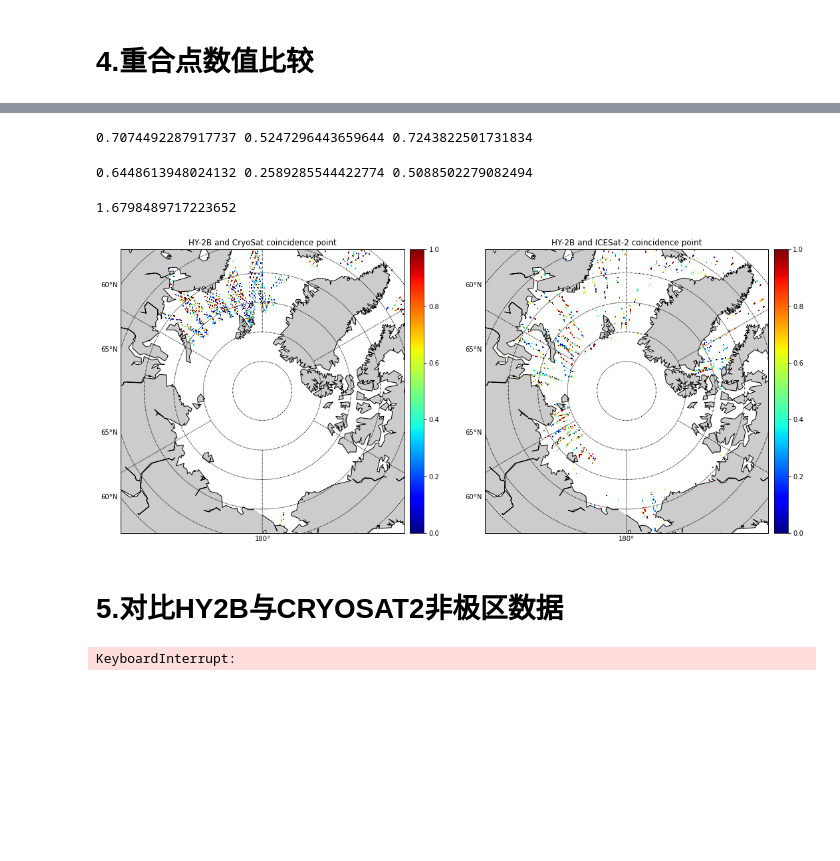
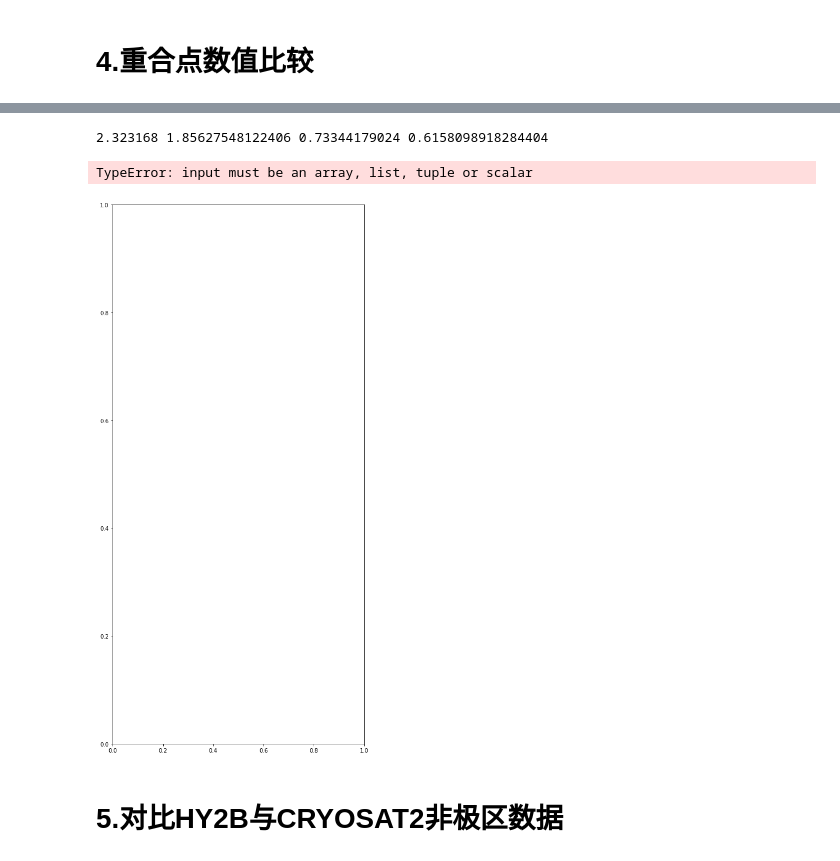
Before and after one commit to LittlematchLM/remote_sensing, a Jupyter notebook: main.ipynb, the cells around one changed output, grey strips where cells are left out. Cells and saved outputs as stored; diff of their text form; code cells hidden in the pictures; blank space fills up the shorter version.

```diff
--- a/main.ipynb
+++ b/main.ipynb
@@ -63,8 +63,9 @@ def  coincident_point_mean(value_array, grid_array, grid_num_array, projlats, pr
     grid_array = grid_array / grid_num_array
     return grid_array
 # %%
-dir_path = r'.\H2B_nc_data\ICESAT2_ATL12_20200711'
-ncfiles = glob.glob(dir_path + '\*.h5')
+# dir_path = '.\H2B_nc_data\ICESAT2_ATL12_20200711'
+dir_path_01 = r'G:\remote_sensing_data\ICESAT-2\2020\07\20200711'
+ncfiles = glob.glob(dir_path_01 + '\*.h5')
 is_lon_array = np.array([])
 is_lat_array = np.array([])
 is_value_array = np.array([])
@@ -134,9 +135,9 @@ plt.show(1)
 # %% [markdown]
 # 2.HY-2B有效波高显示
 # %%
-
-hy_dir_path = 'E:\python_workfile\\remote_sensing\H2B_nc_data\H2B_20200711'
-hyfiles = glob.glob(hy_dir_path + '\*.nc')
+# hy_dir_path = 'G:\remote_sensing_data\HY-2B\2020\07\20200701_20200711'
+hy_dir_path_01 = r'G:\remote_sensing_data\HY-2B\2020\07\20200701_20200711\20200701'
+hyfiles = glob.glob(hy_dir_path_01 + '\*.nc')
 hy_lon_array = np.array([])
 hy_lat_array = np.array([])
 hy_value_array = np.array([])
@@ -154,7 +155,7 @@ for hyfile in hyfiles:
     fh.close()
 hy_value_array_masked = np.ma.array(hy_value_array, mask=hy_swhc_mask_array)
 # %%
-index = []
+'''index = []
 for i in range(len(hy_value_array_masked)):
     if hy_lat_array[i] < 60:
         index.append(i)
@@ -163,4 +164,4 @@ hy_lat_array = np.delete(hy_lat_array, index)
 hy_lon_array = np.delete(hy_lon_array, index)
 hy_value_array = np.delete(hy_value_array, index)
 hy_swhc_mask_array = np.delete(hy_swhc_mask_array, index)
-hy_value_array_masked = np.ma.array(hy_value_array, mask=hy_swhc_mask_array)
+hy_value_array_masked = np.ma.array(hy_value_array, mask=hy_swhc_mask_array)'''
@@ -226,8 +229,9 @@ plt.close()
 
 CryoSat-2的有效波高只提供了Ku波段的，HY-2B的有效波高提供了C波段和Ku波段
 # %%
-cy_dir_path = 'F:\\remote_sensing_data\CRYOSAT-2\\20200701_20200711'
-cyfiles = glob.glob(cy_dir_path + '\*.nc')
+# cy_dir_path = 'F:\\remote_sensing_data\CRYOSAT-2\\20200701_20200711'
+cy_dir_path_01 = r"G:\remote_sensing_data\CRYOSAT-2\2020\07\20200711"
+cyfiles = glob.glob(cy_dir_path_01 + '\*.nc')
 cy_lon_array = np.array([])
 cy_lat_array = np.array([])
 cy_swh_array = np.array([])
@@ -454,74 +446,42 @@ hy_cy_df
-# %%
-print(hy_cy_df['Diff'].mean(), hy_cy_df['Diff'].var(), hy_cy_df['Diff'].std())
-# %% [output]
-0.7074492287917737 0.5247296443659644 0.7243822501731834
 # %%
-print(hy_is_df['Diff'].mean(), hy_is_df['Diff'].var(), hy_is_df['Diff'].std())
+print(hy_is_df['HY-2B swh'].mean(), hy_is_df['CRYOSAT swh'].mean(),hy_is_df['Diff'].mean(), hy_is_df['Diff'].std())
 # %% [output]
-0.6448613948024132 0.2589285544422774 0.5088502279082494
+2.323168 1.85627548122406 0.73344179024 0.6158098918284404
-# %%
-hy_cy_df['HY-2B swh'].mean()
-# %% [output]
-1.6798489717223652
 # %%
 fig = plt.figure(3)    # 生成新的画布fig
 fig.set_size_inches(18, 18)     # 调整画布为合适大小
 
 ax1 = fig.add_subplot(121)
 cy_m = Basemap(projection='npaeqd', boundinglat=66, lon_0=180, resolution='c')
 cy_xi, cy_yi = cy_m(cy_x_map, cy_y_map)
-
-# Draw the scatterplot
-h = cy_m.pcolor(cy_xi ,cy_yi, data=hy_cy_grid, cmap=plt.cm.jet,vmin=0, vmax=1)
-h2 = cy_m.pcolor(cy_xi_west ,cy_yi_west, data=hy_cy_grid_west, cmap=plt.cm.jet,vmin=0, vmax=1)
+cy_xi_west, cy_yi_west = cy_m(cy_x_map_west, cy_y_map_west)
+h = cy_m.pcolor(cy_xi ,cy_yi, data=hy_cy_grid, cmap=plt.cm.jet,vmin=0, vmax=2)
+h2 = cy_m.pcolor(cy_xi_west ,cy_yi_west, data=hy_cy_grid_west, cmap=plt.cm.jet,vmin=0, vmax=2)
 cy_m.colorbar(location='right')
 cy_m.drawcoastlines()
 cy_m.fillcontinents()
 cy_m.drawmapboundary()
 cy_m.drawparallels(np.arange(-90., 120., 5.), labels=[1, 0, 0, 0])
 cy_m.drawmeridians(np.arange(-180., 180., 60.), labels=[0, 0, 0, 1])
 
 plt.title("HY-2B and CryoSat coincidence point")
 
 
 ax2 = fig.add_subplot(122)
 cy_m = Basemap(projection='npaeqd', boundinglat=66, lon_0=180, resolution='c')
 
-cy_xi, cy_yi = cy_m(cy_x_map, cy_y_map)
-cy_xi_west, cy_yi_west = cy_m(cy_x_map_west, cy_y_map_west)
-
-# Draw the scatterplot
-h2 = cy_m.pcolor(cy_xi ,cy_yi, data=hy_is_grid, cmap=plt.cm.jet,vmin=0, vmax=1)
-h2 = cy_m.pcolor(cy_xi_west ,cy_yi_west, data=hy_is_grid_west, cmap=plt.cm.jet,vmin=0, vmax=1)
+h2 = cy_m.pcolor(cy_xi ,cy_yi, data=hy_is_grid, cmap=plt.cm.jet,vmin=0, vmax=2)
+h2 = cy_m.pcolor(cy_xi_west ,cy_yi_west, data=hy_is_grid_west, cmap=plt.cm.jet,vmin=0, vmax=2)
 cy_m.colorbar(location='right')
 cy_m.drawcoastlines()
 cy_m.fillcontinents()
 cy_m.drawmapboundary()
 cy_m.drawparallels(np.arange(-90., 120., 5.), labels=[1, 0, 0, 0])
 cy_m.drawmeridians(np.arange(-180., 180., 60.), labels=[0, 0, 0, 1])
 plt.title("HY-2B and ICESat-2 coincidence point")
-
-
-hy_dir_path = 'E:\python_workfile\\remote_sensing\H2B_nc_data\H2B_20200711'
-hyfiles = glob.glob(hy_dir_path + '\*.nc')
-hy_lon_array = np.array([])
-hy_lat_array = np.array([])
-hy_value_array = np.array([])
-hy_swhc_mask_array = np.array([])
-for hyfile in hyfiles:
-    fh = Dataset(hyfile, mode='r')
-    lons = fh.variables['lon'][:]
-    lats = fh.variables['lat'][:]
-    swhc = fh.variables['swh_c'][:]
-    swhc_mask = swhc.mask
-    hy_lon_array = np.append(hy_lon_array, lons)
-    hy_lat_array = np.append(hy_lat_array, lats)
-    hy_value_array = np.append(hy_value_array, swhc)
-    hy_swhc_mask_array = np.append(hy_swhc_mask_array, swhc_mask)
-    fh.close()
-hy_value_array_masked = np.ma.array(hy_value_array, mask=hy_swhc_mask_array)
 # %% [output]
+TypeError: input must be an array, list, tuple or scalar
-[figure, old version]
+[figure, new version]
 # %% [markdown]
 # 5.对比HY2B与CRYOSAT2非极区数据
 # %%
@@ -552,8 +512,6 @@ hy_grid_west, hy_grid_num_west = get_swh_grid(hy_nlat, hy_nlon)
 # 交叉点平均化
 hy_grid = coincident_point_mean(hy_value_array_masked, hy_grid, hy_grid_num, hy_projlats,hy_projlons)
 hy_grid_west = coincident_point_mean(hy_value_array_masked, hy_grid_west, hy_grid_num_west, hy_projlats_west, hy_projlons_west)
-# %% [output]
-KeyboardInterrupt:
 # %%
 # 校准y坐标
 hy_x = np.arange(hy_nlat)
```
Also changed, not shown: parts of 11 cells of this notebook, 3 other files.
